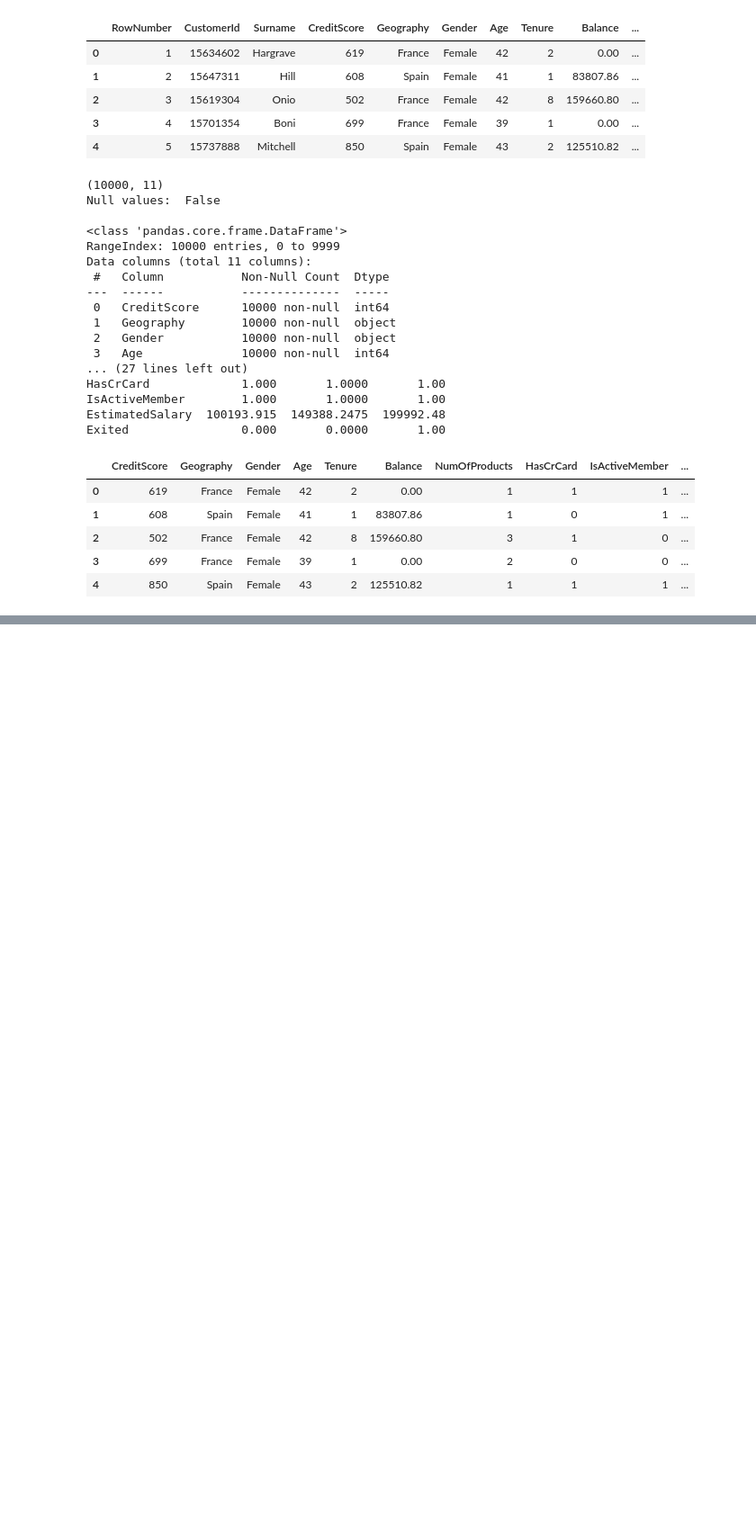
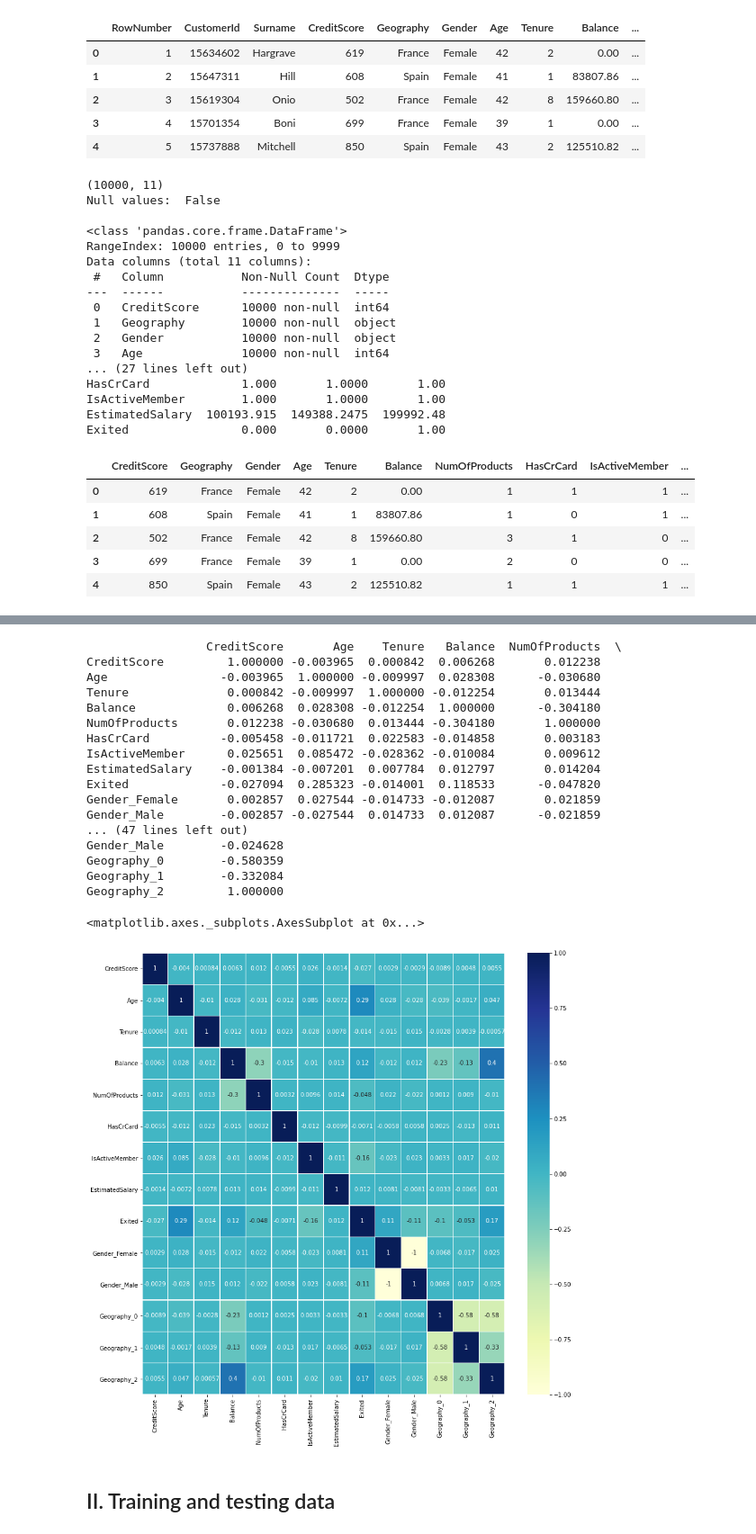
Before and after one commit to sjhamb31/AIML_GreatLearning, a Jupyter notebook: Assignment6_neural_network_SJ.ipynb, the cells around one changed output, grey strips where cells are left out. Shown at 90% size. Cells and saved outputs as stored; diff of their text form; code cells hidden in the pictures; blank space fills up the shorter version.

```diff
--- a/Assignment6_neural_network_SJ.ipynb
+++ b/Assignment6_neural_network_SJ.ipynb
@@ -92,0 +93,27 @@ df.head()
+# %%
+corr = df.corr() # Correlation matrix
+print(corr)
+fig, ax = plt.subplots(figsize=(14, 14))
+sns.heatmap(corr, annot=True, linewidths=.5, center=0, cbar=True, cmap="YlGnBu")
+# %% [output]
+                 CreditScore       Age    Tenure   Balance  NumOfProducts  \
+CreditScore         1.000000 -0.003965  0.000842  0.006268       0.012238
+Age                -0.003965  1.000000 -0.009997  0.028308      -0.030680
+Tenure              0.000842 -0.009997  1.000000 -0.012254       0.013444
+Balance             0.006268  0.028308 -0.012254  1.000000      -0.304180
+NumOfProducts       0.012238 -0.030680  0.013444 -0.304180       1.000000
+HasCrCard          -0.005458 -0.011721  0.022583 -0.014858       0.003183
+IsActiveMember      0.025651  0.085472 -0.028362 -0.010084       0.009612
+EstimatedSalary    -0.001384 -0.007201  0.007784  0.012797       0.014204
+Exited             -0.027094  0.285323 -0.014001  0.118533      -0.047820
+Gender_Female       0.002857  0.027544 -0.014733 -0.012087       0.021859
+Gender_Male        -0.002857 -0.027544  0.014733  0.012087      -0.021859
+... (47 lines left out)
+Gender_Male        -0.024628
+Geography_0        -0.580359
+Geography_1        -0.332084
+Geography_2         1.000000
+<matplotlib.axes._subplots.AxesSubplot at 0x...>
+[figure, added]
+# %% [markdown]
+## II. Training and testing data
```
Also changed, not shown: parts of 9 cells of this notebook.
